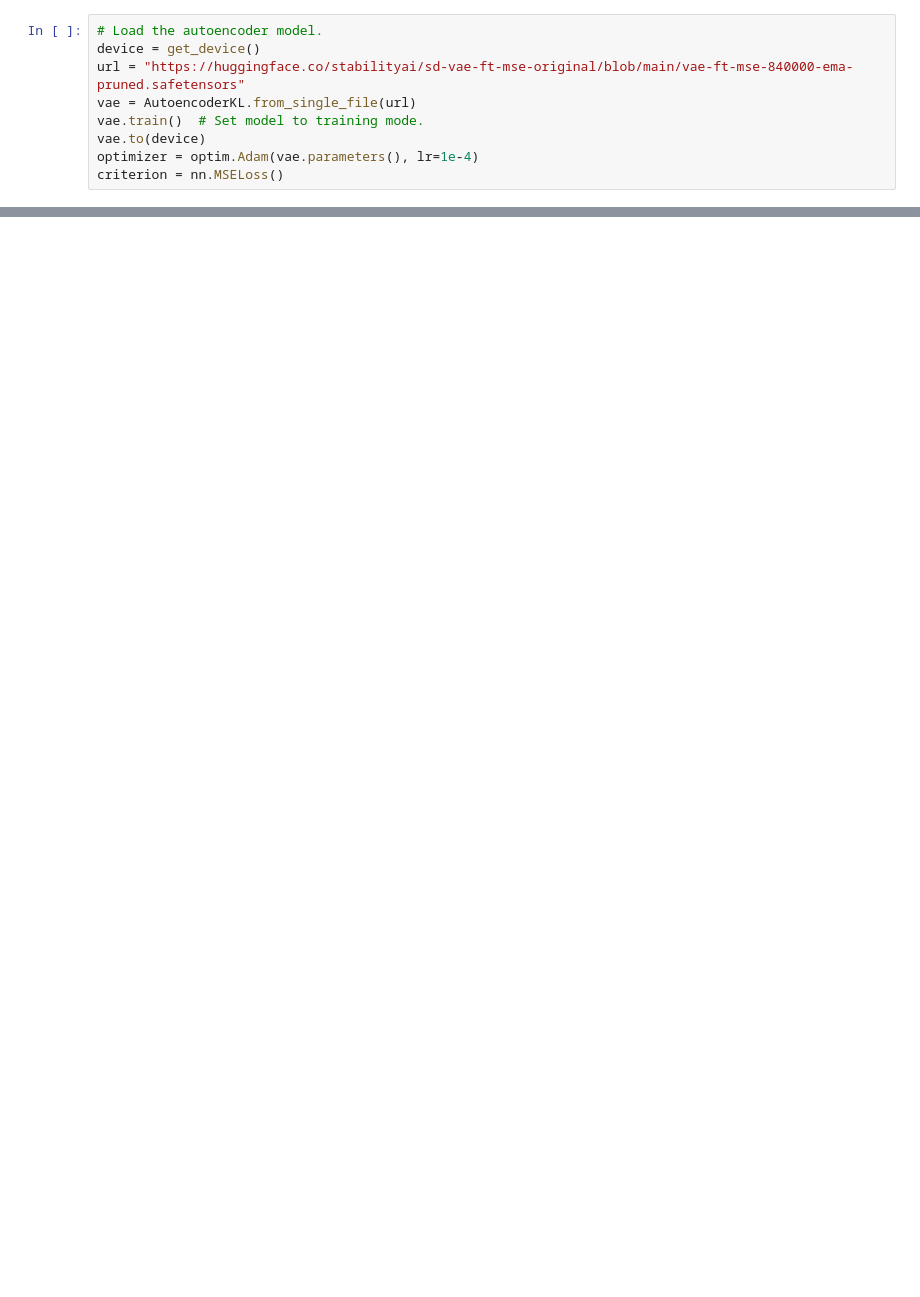
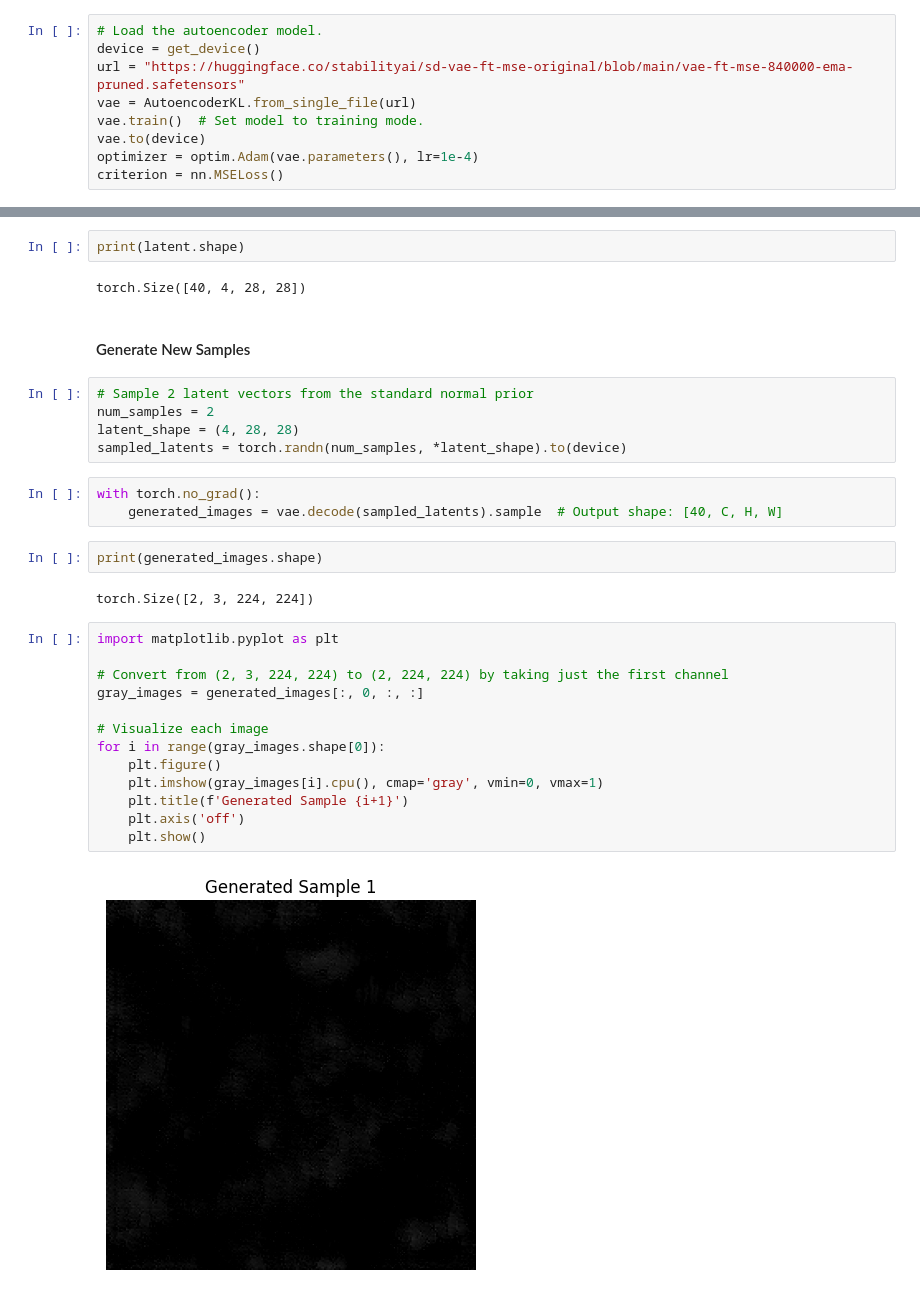
Before and after one commit to jmunetong/autoregression, a Jupyter notebook: xplore.ipynb, the cells around one changed output, grey strips where cells are left out. Saved outputs shown, nothing was run; the diff lists cells and outputs as text; blank space fills up the shorter version.

```diff
--- a/xplore.ipynb
+++ b/xplore.ipynb
@@ -135,0 +109,33 @@ import torch
+# %%
+print(latent.shape)
+# %% [output]
+torch.Size([40, 4, 28, 28])
+# %% [markdown]
+#### Generate New Samples
+# %%
+# Sample 2 latent vectors from the standard normal prior
+num_samples = 2
+latent_shape = (4, 28, 28)
+sampled_latents = torch.randn(num_samples, *latent_shape).to(device)
+# %%
+with torch.no_grad():
+    generated_images = vae.decode(sampled_latents).sample  # Output shape: [40, C, H, W]
+# %%
+print(generated_images.shape)
+# %% [output]
+torch.Size([2, 3, 224, 224])
+# %%
+import matplotlib.pyplot as plt
+
+# Convert from (2, 3, 224, 224) to (2, 224, 224) by taking just the first channel
+gray_images = generated_images[:, 0, :, :]
+
+# Visualize each image
+for i in range(gray_images.shape[0]):
+    plt.figure()
+    plt.imshow(gray_images[i].cpu(), cmap='gray', vmin=0, vmax=1)
+    plt.title(f'Generated Sample {i+1}')
+    plt.axis('off')
+    plt.show()
+# %% [output]
+[figure, added]
```
Also changed, not shown: parts of 22 cells of this notebook, 1 other file.
